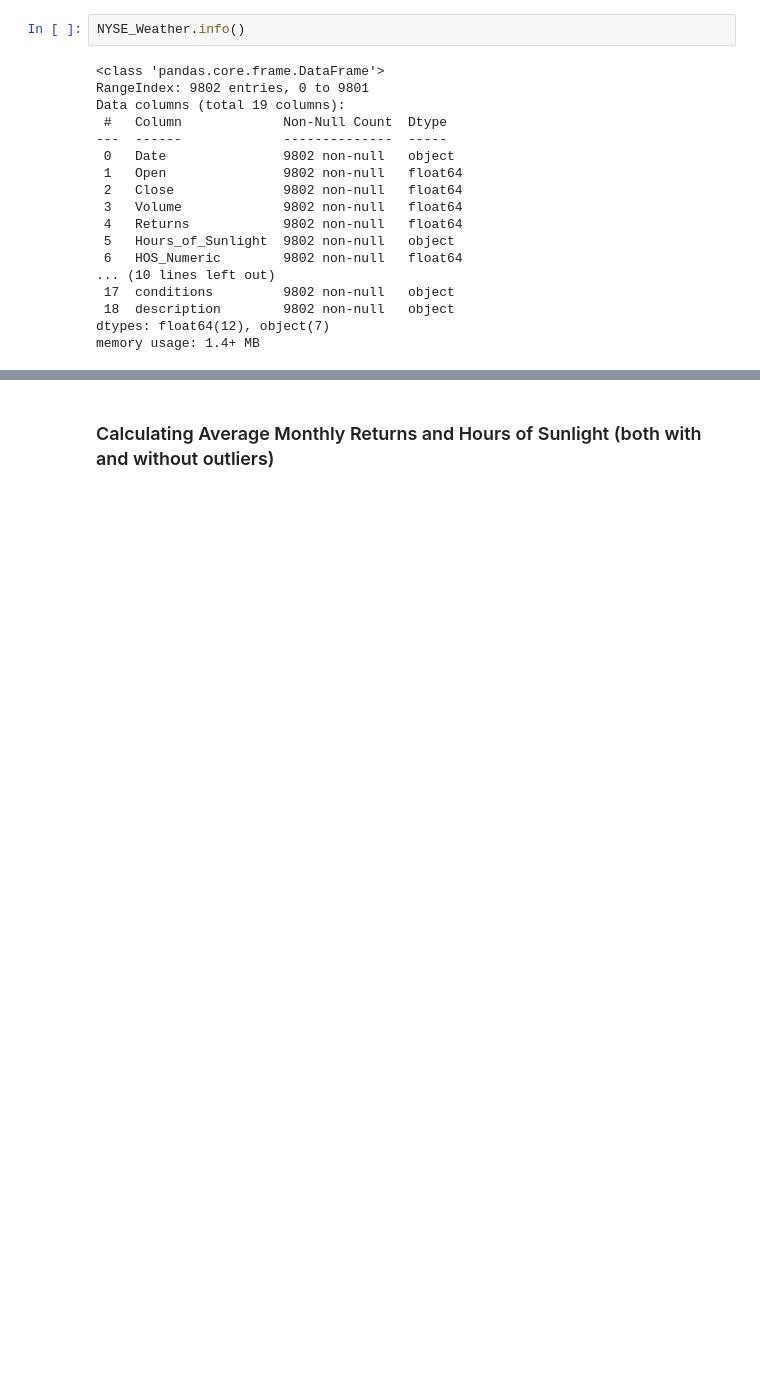
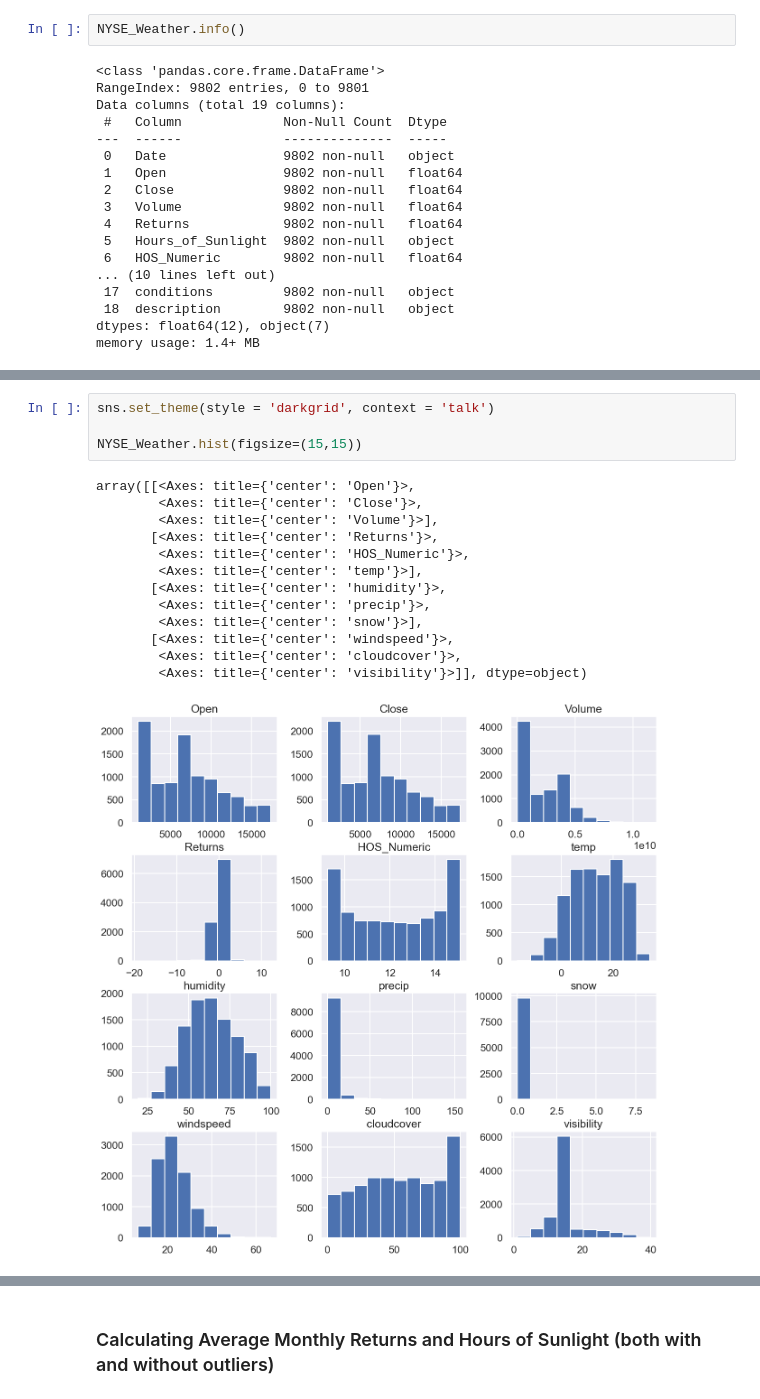
Before and after one commit to wangleo1/SADvsNYSE, a Jupyter notebook: notebooks/NYC_EDA.ipynb, the cells around one changed output, grey strips where cells are left out. Cells and saved outputs as stored; diff of their text form; blank space fills up the shorter version.

```diff
--- a/notebooks/NYC_EDA.ipynb
+++ b/notebooks/NYC_EDA.ipynb
@@ -48,3 +48,21 @@ NYSE_Weather.describe()
 | 50% | 6698.145019 | 6698.159912 | 1.527440e+09 | 0.064410 | 12.251250 | 13.500000 | 63.000000 | 0.000000 | 0.000000 | 22.200000 | ... |
 | 75% | 10057.235107 | 10064.095215 | 3.686898e+09 | 0.537075 | 14.163264 | 21.600000 | 74.900000 | 1.423000 | 0.000000 | 27.400000 | ... |
 | max | 17353.759766 | 17353.759766 | 1.145623e+10 | 12.216238 | 15.094444 | 34.200000 | 99.800000 | 156.355000 | 8.400000 | 66.600000 | ... |
+# %%
+sns.set_theme(style = 'darkgrid', context = 'talk')
+
+NYSE_Weather.hist(figsize=(15,15))
+# %% [output]
+array([[<Axes: title={'center': 'Open'}>,
+        <Axes: title={'center': 'Close'}>,
+        <Axes: title={'center': 'Volume'}>],
+       [<Axes: title={'center': 'Returns'}>,
+        <Axes: title={'center': 'HOS_Numeric'}>,
+        <Axes: title={'center': 'temp'}>],
+       [<Axes: title={'center': 'humidity'}>,
+        <Axes: title={'center': 'precip'}>,
+        <Axes: title={'center': 'snow'}>],
+       [<Axes: title={'center': 'windspeed'}>,
+        <Axes: title={'center': 'cloudcover'}>,
+        <Axes: title={'center': 'visibility'}>]], dtype=object)
+[figure, added]
```
Also changed, not shown: parts of 10 cells of this notebook, 2 other files.
